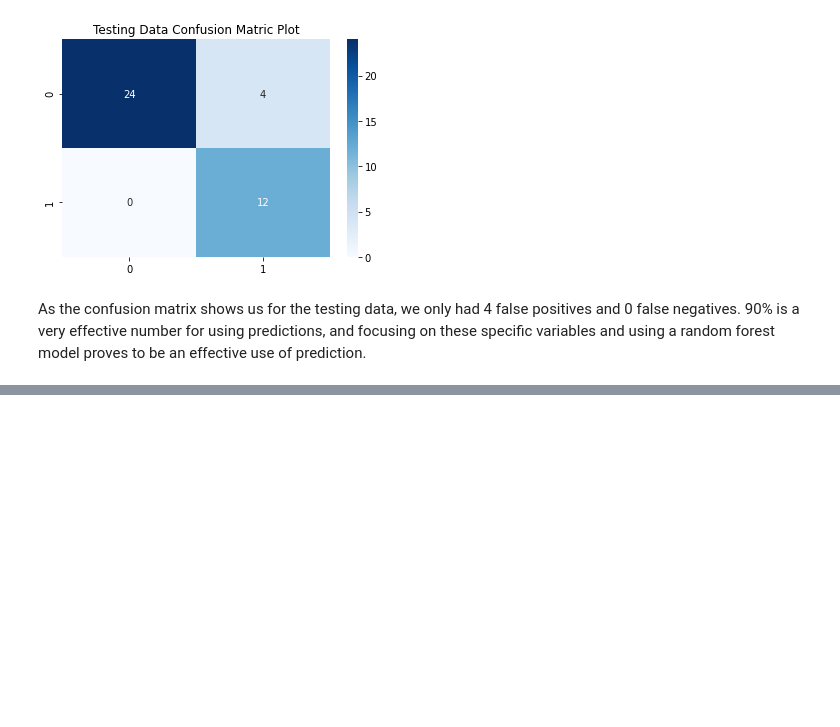
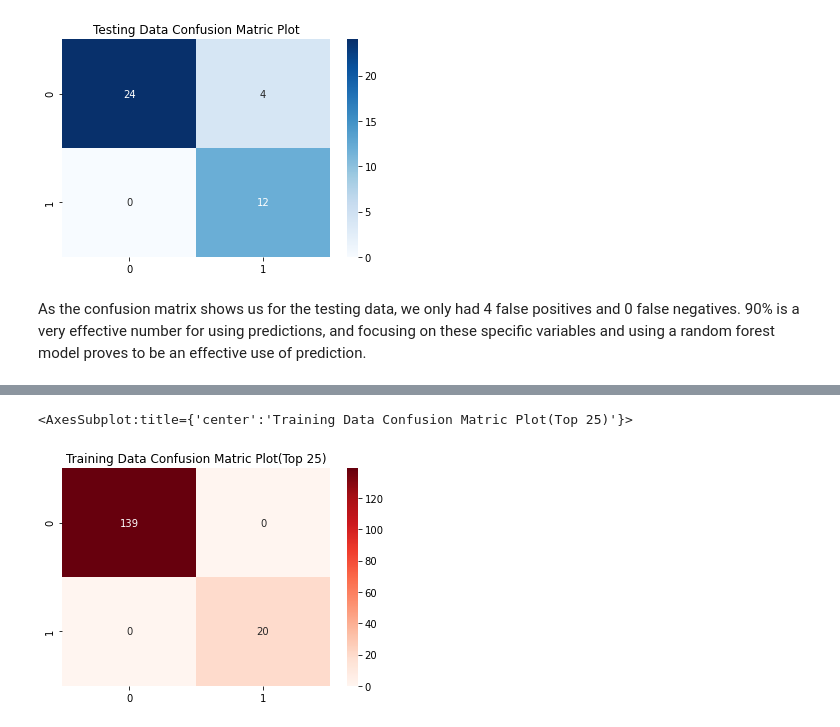
Before and after one commit to asetti2002/NFL-Reciever-Analysis, a Jupyter notebook: DSFinal_Gautham.ipynb, the cells around one changed output, grey strips where cells are left out. Drawn from its saved outputs; the diff is of its cells as text; code cells hidden in the pictures; blank space fills up the shorter version.

```diff
--- a/DSFinal_Gautham.ipynb
+++ b/DSFinal_Gautham.ipynb
@@ -203,0 +206,2 @@ As the confusion matrix shows us for the testing data, we only had 4 false posit
+# %%
+df['Top_25'] = np.where(df['Rank'] < 26, 1, 0)
@@ -203,0 +214,17 @@ As the confusion matrix shows us for the testing data, we only had 4 false posit
+# %%
+Y = df[["Top_25"]]
+# %%
+xtrn, xtst, ytrn, ytst = train_test_split(x, Y, test_size = 0.20, random_state = 5)
+# %%
+rf2 = RandomForestClassifier(n_estimators = 20, random_state = 20)
+rf2.fit(xtrn, ytrn)
+rf2_train = rf2.predict(xtrn)
+rf2_test = rf2.predict(xtst)
+print('Random Forest Accuracies(Top 25):')
+print('-------------------------')
+print()
+print("RF Training Accuracy:")
+print(metrics.accuracy_score(ytrn, rf2_train))
+print()
+print("RF Testing Accuracy:")
+print(metrics.accuracy_score(ytst, rf2_test))
@@ -203,0 +240,9 @@ As the confusion matrix shows us for the testing data, we only had 4 false posit
+# %%
+c_train2 = confusion_matrix(ytrn, rf2_train)
+c_test2 = confusion_matrix(ytst, rf2_test)
+
+plt.title("Training Data Confusion Matric Plot(Top 25)")
+sns.heatmap(c_train2, annot = True, fmt = '1', cmap = "Reds")
+# %% [output]
+<AxesSubplot:title={'center':'Training Data Confusion Matric Plot(Top 25)'}>
+[figure, added]
```
Also changed, not shown: parts of 4 cells of this notebook.
